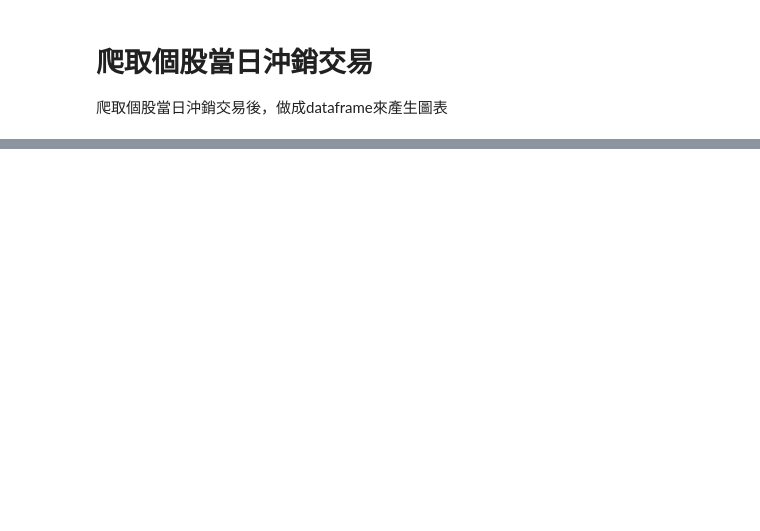
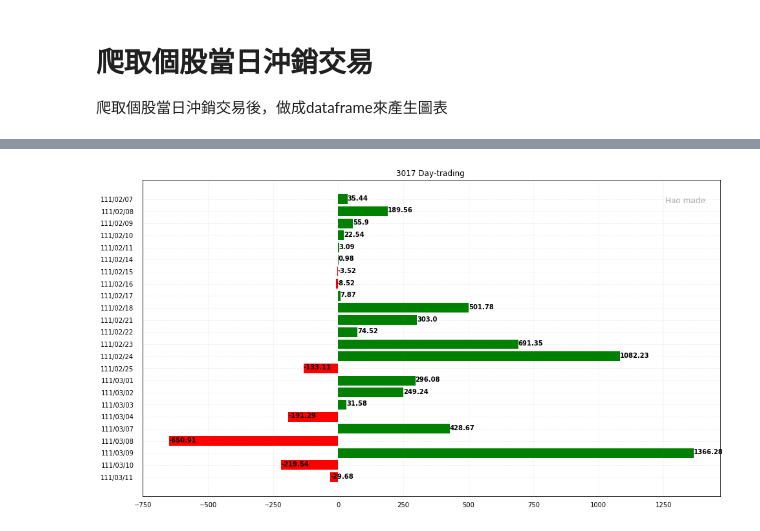
Before and after one commit to haohow22/my_python, a Jupyter notebook: stock/#2-當日沖銷損益1.ipynb, the cells around one changed output, grey strips where cells are left out. Saved outputs shown, nothing was run; the diff lists cells and outputs as text; code cells hidden in the pictures; blank space fills up the shorter version.

```diff
--- a/stock/#2-當日沖銷損益1.ipynb
+++ b/stock/#2-當日沖銷損益1.ipynb
@@ -148,0 +125,70 @@ plt.show(fig)
+# %%
+import pandas as pd
+from matplotlib import pyplot as plt
+
+# Read CSV into pandas
+paths = glob.glob(f'./{save_file_path}/*.csv')
+path = paths[0]
+df = pd.read_csv(path)
+
+
+
+df['成交股數'] = df['成交股數'].apply(lambda x:float(x.replace(',','')) if type(x)==str else x)
+df['買進成交金額'] = df['買進成交金額'].apply(lambda x:float(x.replace(',','')) if type(x)==str else x)
+df['賣出成交金額'] = df['賣出成交金額'].apply(lambda x:float(x.replace(',','')) if type(x)==str else x)
+df['成交股數'] = df['成交股數'].apply(lambda x:(x/1000))  # 換成張數
+df['買進成交金額'] = df['買進成交金額'].apply(lambda x:(x/10000))  # 單位換成(萬)
+df['賣出成交金額'] = df['賣出成交金額'].apply(lambda x:(x/10000))  # 單位換成(萬)
+df['當沖損益'] = df['賣出成交金額']-df['買進成交金額']
+df['positive'] = df['當沖損益'] > 0
+# data_range_b_amount = df['買進成交金額'].tolist()
+# data_range_s_amount = df['賣出成交金額'].tolist()
+# incoming_profit = df['當沖損益'].tolist()
+
+
+date = df['日期'].tail(30)
+incoming_profit = df['當沖損益'].tail(30)
+
+
+# Figure Size
+fig, ax = plt.subplots(figsize=(16, 9))
+
+# Horizontal Bar Plot
+ax.barh(date, incoming_profit, color=df.positive.map({True: 'g', False: 'r'}))
+
+# Remove x, y Ticks
+ax.xaxis.set_ticks_position('none')
+ax.yaxis.set_ticks_position('none')
+
+# Add padding between axes and labels 標籤與框線的間距
+ax.xaxis.set_tick_params(pad=5)
+ax.yaxis.set_tick_params(pad=10)
+
+# Add x, y gridlines 網格
+ax.grid(b=True, color='grey',
+        linestyle='-.', linewidth=0.5,
+        alpha=0.2)
+
+# Show top values 反轉y軸現由小到大
+ax.invert_yaxis()
+
+# Add annotation to bars 在右側顯示數值
+for i in ax.patches:
+    plt.text(i.get_width()+0.2, i.get_y()+0.5,
+             str(round((i.get_width()), 2)),
+             fontsize=10, fontweight='bold',
+             color='black')
+
+# add Plot Title 上面顯示圖表名稱
+ax.set_title(f'{stock_id} Day-trading ',
+             loc='center', )
+
+# Add Text watermark 右上角浮水印
+fig.text(0.88, 0.82, 'Hao made', fontsize=12,
+         color='grey', ha='right', va='bottom',
+         alpha=0.7)
+
+# Show Plot
+plt.show()
+# %% [output]
+[figure, added]
```
Also changed, not shown: parts of 4 cells of this notebook.
